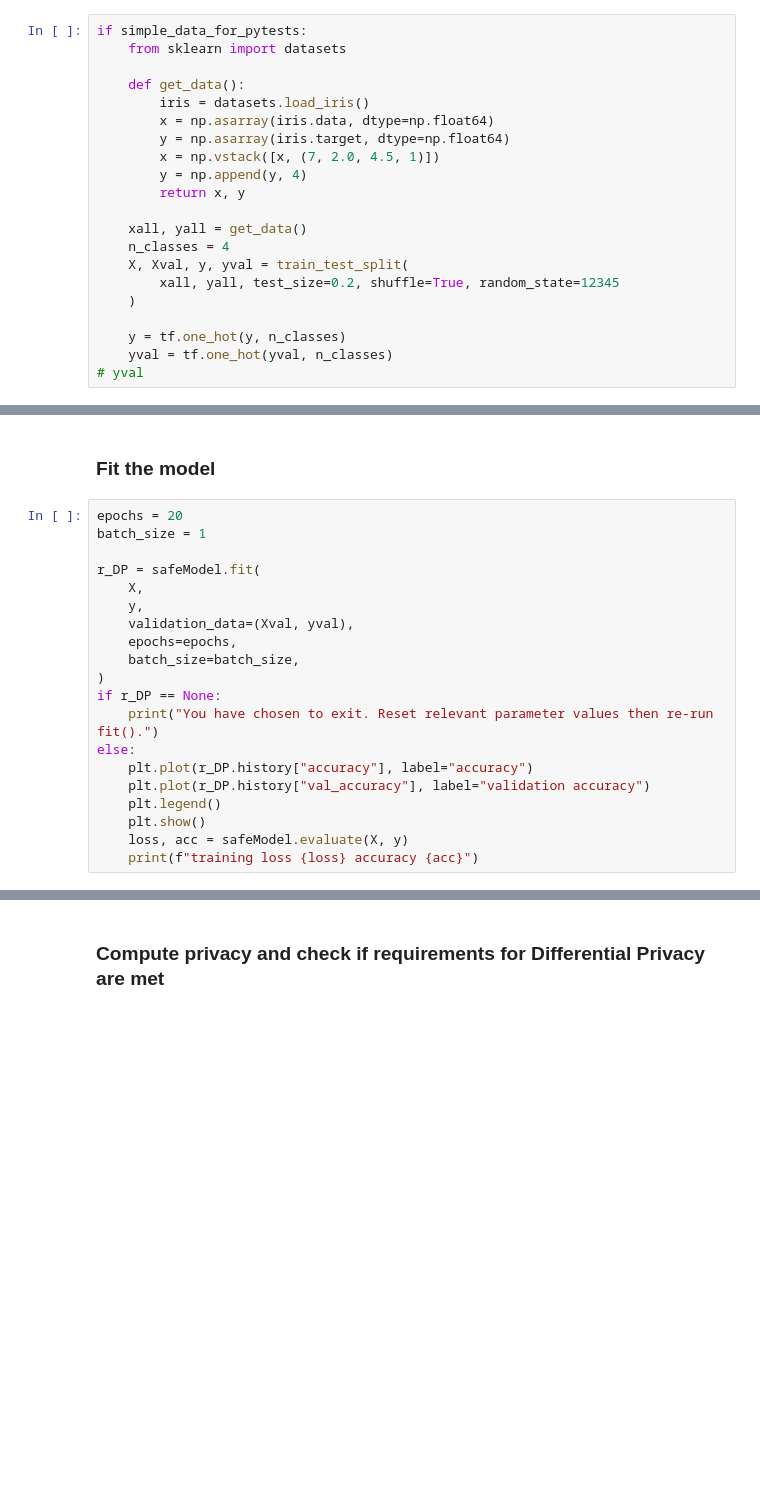
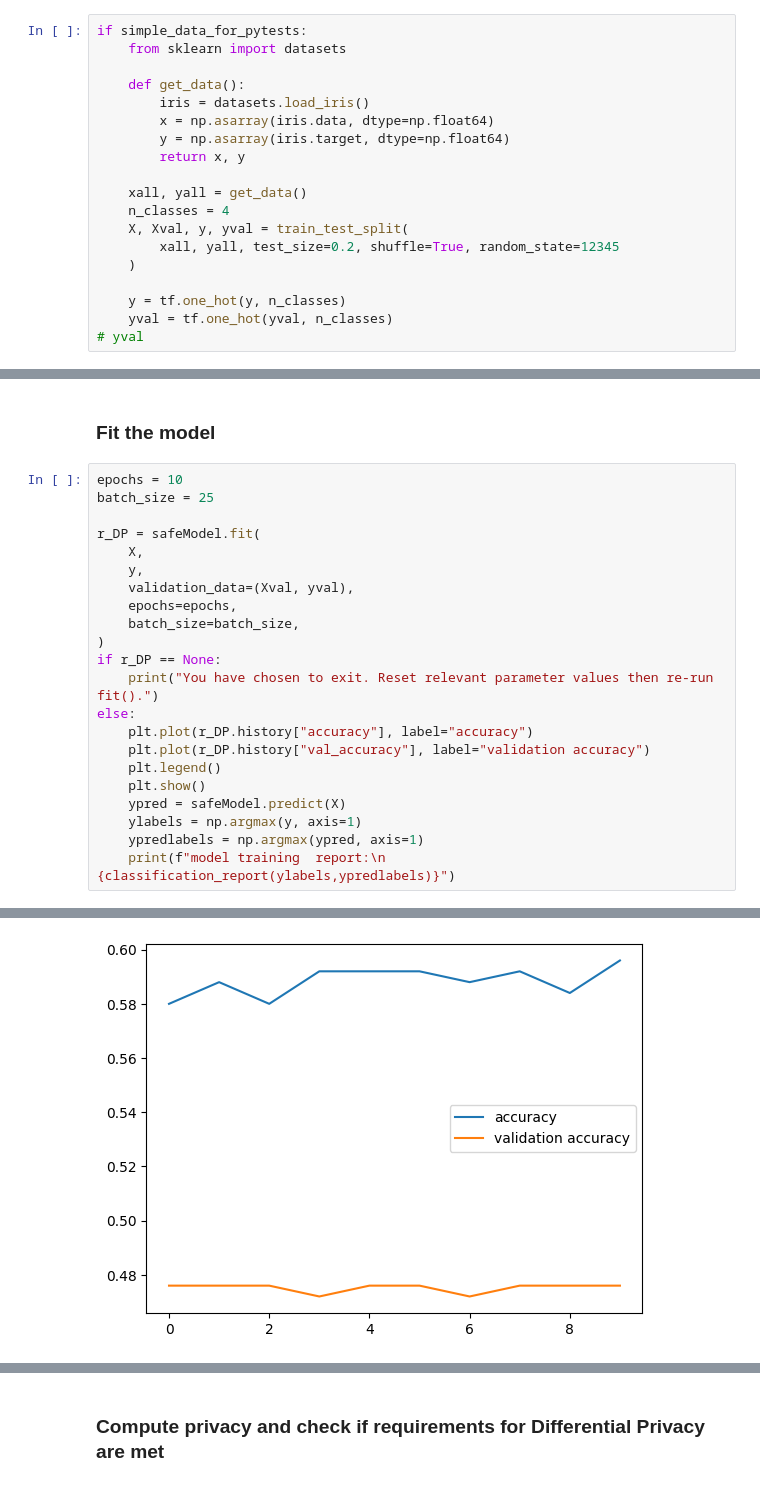
Before and after one commit to AI-SDC/SACRO-ML, a Jupyter notebook: example_notebooks/example-notebook-keras.ipynb, the cells around one changed output, grey strips where cells are left out. Saved outputs shown, nothing was run; the diff lists cells and outputs as text; blank space fills up the shorter version.

```diff
--- a/example_notebooks/example-notebook-keras.ipynb
+++ b/example_notebooks/example-notebook-keras.ipynb
@@ -114,8 +116,6 @@ if simple_data_for_pytests:
         iris = datasets.load_iris()
         x = np.asarray(iris.data, dtype=np.float64)
         y = np.asarray(iris.target, dtype=np.float64)
-        x = np.vstack([x, (7, 2.0, 4.5, 1)])
-        y = np.append(y, 4)
         return x, y
 
     xall, yall = get_data()
@@ -176,8 +172,8 @@ safeModel.compile(loss=loss, optimizer=None)
 # %% [markdown]
 ### Fit the model
 # %%
-epochs = 20
-batch_size = 1
+epochs = 10
+batch_size = 25
 
 r_DP = safeModel.fit(
     X,
@@ -193,6 +189,8 @@ else:
     plt.plot(r_DP.history["val_accuracy"], label="validation accuracy")
     plt.legend()
     plt.show()
-    loss, acc = safeModel.evaluate(X, y)
-    print(f"training loss {loss} accuracy {acc}")
+    ypred = safeModel.predict(X)
+    ylabels = np.argmax(y, axis=1)
+    ypredlabels = np.argmax(ypred, axis=1)
+    print(f"model training  report:\n {classification_report(ylabels,ypredlabels)}")
 # %% [output]
@@ -215,0 +214 @@ Epoch 20/20
+[figure, new version]
```
Also changed, not shown: parts of 15 cells of this notebook, 6 other files.
